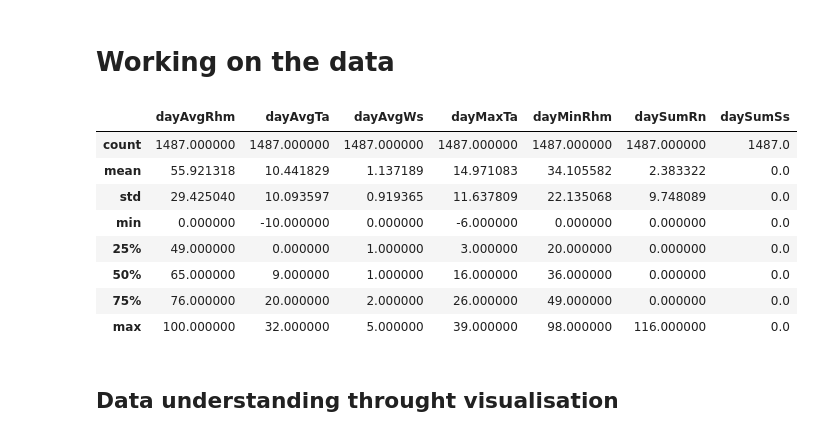
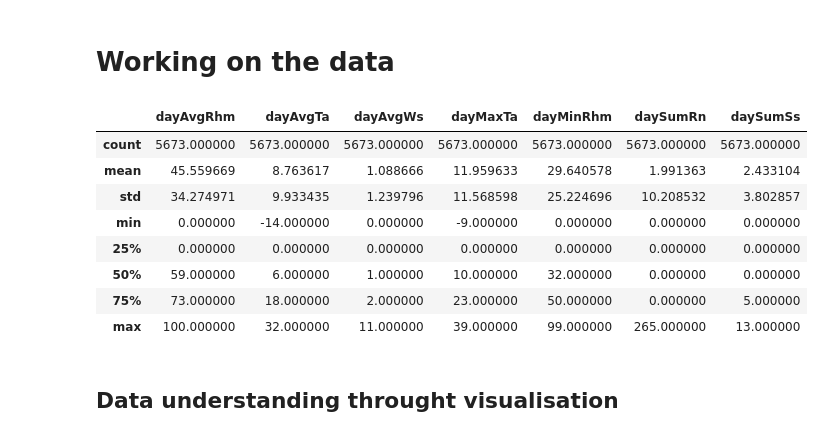
Before and after one commit to rsteam-dev/smart-farm_ML, a Jupyter notebook: BU_Smart Farm #1 무.ipynb, the cells around one changed output. Saved outputs shown, nothing was run; the diff lists cells and outputs as text; code cells hidden in the pictures.

```diff
--- a/BU_Smart Farm #1 무.ipynb
+++ b/BU_Smart Farm #1 무.ipynb
@@ -24,18 +24,19 @@ from sklearn.metrics import accuracy_score
 # Working on the data
 # %%
 # import data with panda
-data = pd.read_csv("pkt_radish.csv", engine='python', index_col = 0)
+#data = pd.read_csv("pkt_radish.csv", engine='python', index_col = 0)
+data = pd.read_csv("data_agriculture.csv", engine='python', index_col = 0)
 data.describe()
 # %% [output]
 |  | dayAvgRhm | dayAvgTa | dayAvgWs | dayMaxTa | dayMinRhm | daySumRn | daySumSs |
-| count | 1487.000000 | 1487.000000 | 1487.000000 | 1487.000000 | 1487.000000 | 1487.000000 | 1487.0 |
-| mean | 55.921318 | 10.441829 | 1.137189 | 14.971083 | 34.105582 | 2.383322 | 0.0 |
-| std | 29.425040 | 10.093597 | 0.919365 | 11.637809 | 22.135068 | 9.748089 | 0.0 |
-| min | 0.000000 | -10.000000 | 0.000000 | -6.000000 | 0.000000 | 0.000000 | 0.0 |
-| 25% | 49.000000 | 0.000000 | 1.000000 | 3.000000 | 20.000000 | 0.000000 | 0.0 |
-| 50% | 65.000000 | 9.000000 | 1.000000 | 16.000000 | 36.000000 | 0.000000 | 0.0 |
-| 75% | 76.000000 | 20.000000 | 2.000000 | 26.000000 | 49.000000 | 0.000000 | 0.0 |
-| max | 100.000000 | 32.000000 | 5.000000 | 39.000000 | 98.000000 | 116.000000 | 0.0 |
+| count | 5673.000000 | 5673.000000 | 5673.000000 | 5673.000000 | 5673.000000 | 5673.000000 | 5673.000000 |
+| mean | 45.559669 | 8.763617 | 1.088666 | 11.959633 | 29.640578 | 1.991363 | 2.433104 |
+| std | 34.274971 | 9.933435 | 1.239796 | 11.568598 | 25.224696 | 10.208532 | 3.802857 |
+| min | 0.000000 | -14.000000 | 0.000000 | -9.000000 | 0.000000 | 0.000000 | 0.000000 |
+| 25% | 0.000000 | 0.000000 | 0.000000 | 0.000000 | 0.000000 | 0.000000 | 0.000000 |
+| 50% | 59.000000 | 6.000000 | 1.000000 | 10.000000 | 32.000000 | 0.000000 | 0.000000 |
+| 75% | 73.000000 | 18.000000 | 2.000000 | 23.000000 | 50.000000 | 0.000000 | 5.000000 |
+| max | 100.000000 | 32.000000 | 11.000000 | 39.000000 | 99.000000 | 265.000000 | 13.000000 |
 # %% [markdown]
 ## Data understanding throught visualisation
 # %% [markdown]
```
Also changed, not shown: parts of 46 cells of this notebook.
